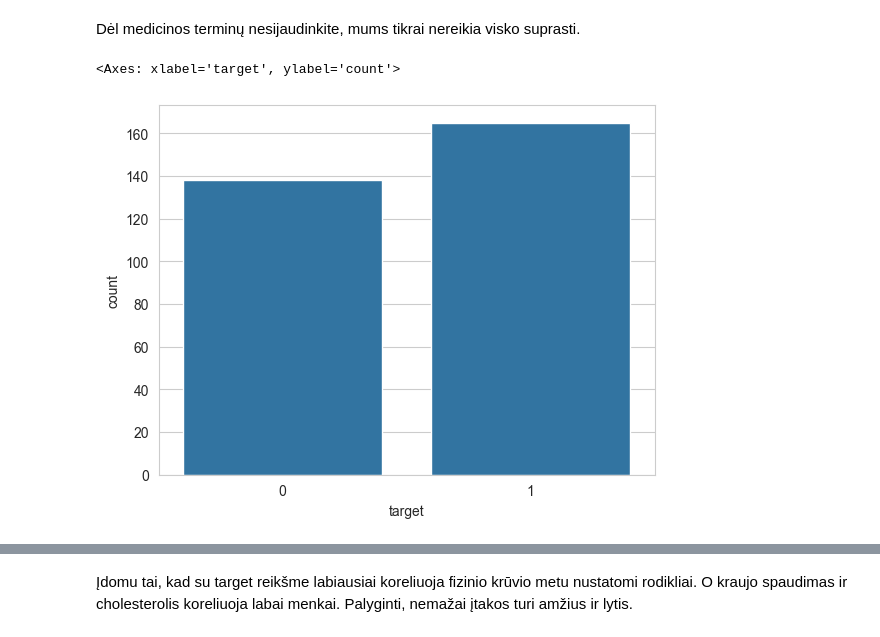
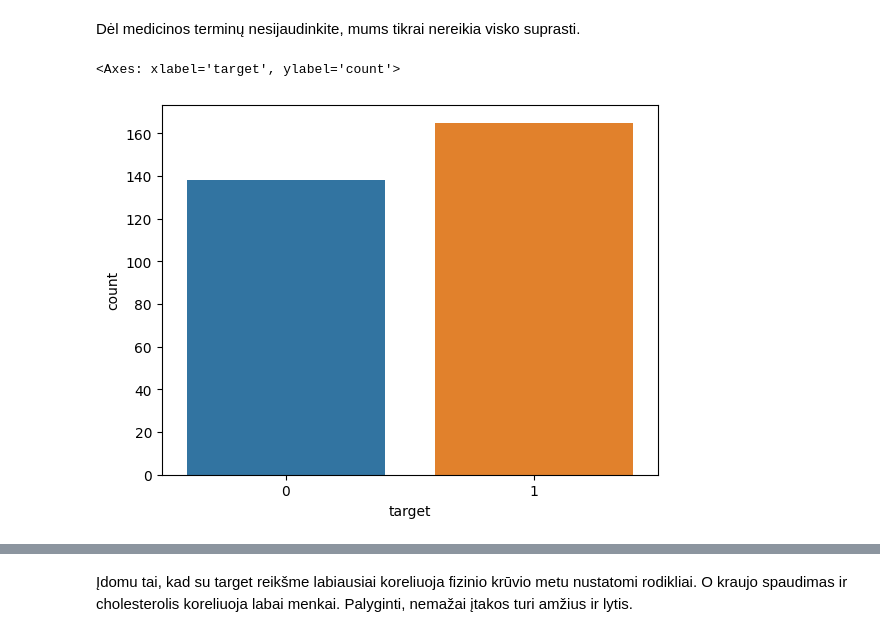
Before and after one commit to vokator-online/monda_py01, a Jupyter notebook: tema_20_masininis_mokymasis/paskaita_2002lt_logistine_regresija_ir_kiti_klasifikatoriai.ipynb, the cells around one changed output, grey strips where cells are left out. Saved outputs shown, nothing was run; the diff lists cells and outputs as text; code cells hidden in the pictures.

```diff
--- a/tema_20_masininis_mokymasis/paskaita_2002lt_logistine_regresija_ir_kiti_klasifikatoriai.ipynb
+++ b/tema_20_masininis_mokymasis/paskaita_2002lt_logistine_regresija_ir_kiti_klasifikatoriai.ipynb
@@ -384,12 +356,11 @@ apmokykite LogisticRegression, DecisionTree, RandomForests modelius, nustatykite
 * Palyginkite confusion matricas, įvertinkite, kuri pozicija jose gali būti svarbesnė už patį modelio efektyvumą (hint hint - neteisingos diagnozės..)
 # %% [markdown]
 Dėl medicinos terminų nesijaudinkite, mums tikrai nereikia visko suprasti.
-# %%
-
-sns.countplot(x=heart['target'])
-# %% [output]
-<Axes: xlabel='target', ylabel='count'>
-[figure, removed]
+# %%
+sns.countplot(x='target', data=heart, hue='target', palette='tab10', legend=False)
+# %% [output]
+<Axes: xlabel='target', ylabel='count'>
+[figure, added]
 # %%
 f, ax = plt.subplots(figsize=(10, 8))
 mtx = sns.heatmap(heart.corr(), annot=True, cmap='coolwarm')
```
Also changed, not shown: parts of 101 cells of this notebook, 2 other files.
